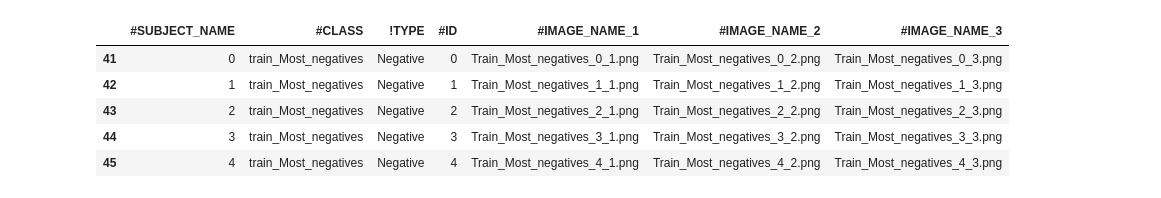
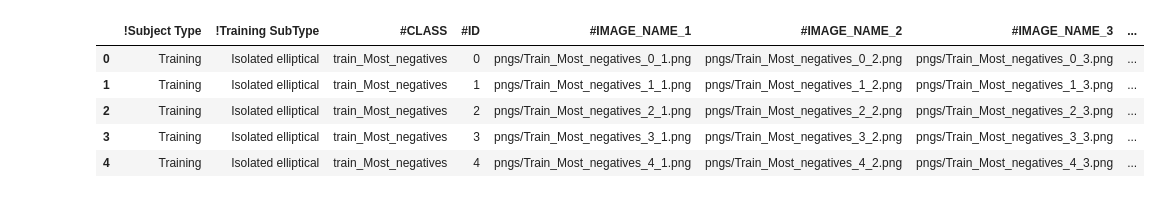
Before and after one commit to JimenaGonzalez/SpaceWarps_Inspection, a Jupyter notebook: training_sample/saving_training_sample.ipynb, the cells around one changed output. Drawn from its saved outputs; the diff is of its cells as text; code cells hidden in the pictures.

```diff
--- a/training_sample/saving_training_sample.ipynb
+++ b/training_sample/saving_training_sample.ipynb
@@ -56,7 +82,7 @@ def write_fit_file(name, x, data):
 # %%
 # Saving all training images into one file (not including known strong lenses)
 names = ['Single', 'Ring', 'Smooth', 'Companions', 'SDSS_Spirals', 'DES_Spirals', 'Crowded',
-        'Most_negatives'] #'Double'
+        'Most_negatives'] #'Double', #Single
 file_path = '/Users/jimenagonzalez/research/DSPL/SpaceWarps_Inspection/training_sample/coadds/'
 numpix = 45
 images_save = np.zeros((1,3,numpix,numpix))
@@ -64,9 +90,11 @@ data_save = pd.DataFrame(columns = ['new_id', 'class'])
 
 for k in range(len(names)):
     if(names[k] == 'DES_Spirals' or names[k] == 'SDSS_Spirals'):
-        num = 3 #165
+        num = 96 #96
+    elif(names[k] == 'Single'):
+        num = 855 #855
     else:
-        num = 7 #330
+        num = 192 #192
 
     hdu_list = fits.open(file_path + 'new_ids_' + names[k] + '.fits')
     images = hdu_list[1].data
@@ -85,7 +113,6 @@ for k in range(len(names)):
     images_save = np.append(images_save, images, axis = 0)
     data_save = data_save.append(data)
 
-    #make_plot_all(images, data, 9, 42, (0, 0, 0))
 
 images_save = np.delete(images_save, 0, axis = 0)
 data_save = data_save.reset_index(drop=True)
@@ -104,39 +133,66 @@ data_save.tail()
+# %%
+feedback = pd.read_csv('Feedback.csv', sep='\t')
 # %%
-png_path = 'sample/pngs/'
+png_path = 'sample/'
+sub_types = {'Single': 'Simulation', 'Ring': 'Ring', 'Smooth': 'Elliptical/Smooth', 'Companions': 'Neighbours/Companions',
+             'SDSS_Spirals': 'Spiral', 'DES_Spirals': 'Spiral', 'Crowded': 'Neighbours/CrowdedField',
+        'Most_negatives': 'Isolated elliptical', 'Real': 'Known'}
 
 # Saving each subset (manuscript, pngs) - not including real lenses:
 for k in range(len(names)):
-    data_class = pd.DataFrame(columns=['#SUBJECT_NAME','#CLASS', '!TYPE','#ID','#IMAGE_NAME_1','#IMAGE_NAME_2','#IMAGE_NAME_3'])
+    data_class = pd.DataFrame()
     data_tmp = data_save[data_save['class'] == names[k]]
     images_tmp = images_save[data_tmp.index]
+    feedback_tmp = feedback[feedback['Name'] == names[k]]
 
-    data_class['#SUBJECT_NAME'] = data_tmp['new_id']
-    data_class['#CLASS'] = data_tmp['class'].apply(lambda x: f'train_{x}')
-    data_class['#ID'] = data_tmp['new_id']
-    data_class['#IMAGE_NAME_1'] = data_tmp['new_id'].apply(lambda x: f'Train_{names[k]}_{x}_1.png')
-    data_class['#IMAGE_NAME_2'] = data_tmp['new_id'].apply(lambda x: f'Train_{names[k]}_{x}_2.png')
-    data_class['#IMAGE_NAME_3'] = data_tmp['new_id'].apply(lambda x: f'Train_{names[k]}_{x}_3.png')
+    data_class['!Subject Type'] = ['Training']*len(data_tmp)
+    data_class['!Training SubType'] = [sub_types[names[k]]]*len(data_tmp)
+    data_class['#CLASS'] = data_tmp['class'].apply(lambda x: f'train_{x}').values
+    data_class['#ID'] = data_tmp['new_id'].values
+    data_class['#IMAGE_NAME_1'] = data_tmp['new_id'].apply(lambda x: f'pngs/Train_{names[k]}_{x}_1.png').values
+    data_class['#IMAGE_NAME_2'] = data_tmp['new_id'].apply(lambda x: f'pngs/Train_{names[k]}_{x}_2.png').values
+    data_class['#IMAGE_NAME_3'] = data_tmp['new_id'].apply(lambda x: f'pngs/Train_{names[k]}_{x}_3.png').values
+    data_class['#IMAGE_NAME_4'] = data_tmp['new_id'].apply(lambda x: f'pngs/Train_{names[k]}_{x}_4.png').values
+    data_class['#feedback_1_x'] = [166]*len(data_tmp)
+    data_class['#feedback_1_y'] = [166]*len(data_tmp)
+    data_class['#feedback_1_tolerance'] = [150]*len(data_tmp)
+    data_class['#feedback_1_successMessage'] = [feedback_tmp['Positive'].iloc[0]]*len(data_tmp)
+    data_class['#feedback_1_failureMessage'] = [feedback_tmp['Negative'].iloc[0]]*len(data_tmp)
+    data_class['#Provenance'] = ['DES-VT-JG']*len(data_tmp)
+    data_class['Colours'] = ['gri']*len(data_tmp)
+    data_class['Size-in-arcsec'] = [12]*len(data_tmp)
 
     if(names[k] == 'Single'):
-        data_class['!TYPE'] = ['Positive']*len(data_tmp)
+        data_class['#Type'] = ['LENS']*len(data_tmp)
+        data_class['!Training type'] = ['Positive']*len(data_tmp)
+        data_class['#feedback_1_id'] = [1]*len(data_tmp)
     else:
-        data_class['!TYPE'] = ['Negative']*len(data_tmp)
+        data_class['#Type'] = ['DUD']*len(data_tmp)
+        data_class['!Training type'] = ['Negative']*len(data_tmp)
+        data_class['#feedback_1_id'] = [2]*len(data_tmp)
 
-    data_class.to_csv('sample/train_' + names[k] + '.csv', index=False)
+    data_class['#feedback_1_type'] = data_class['#Type']
+    data_class['#feedback_1_subtype'] = data_class['!Training SubType']
 
+    #data_class.to_csv('sample/train_' + names[k] + '.csv', index=False)
+
+    """
     for i in range(len(data_class)):
-        title1 = data_class['#IMAGE_NAME_1'].iloc[i]
-        make_one_plot(images_tmp[i], title1, data_class, 9, 42, (0, 0, 0))
-        title2 = data_class['#IMAGE_NAME_2'].iloc[i]
-        make_one_plot(images_tmp[i], title2, data_class, 8, 35, (14, 2, 0))
-        title3 = data_class['#IMAGE_NAME_3'].iloc[i]
-        make_one_plot(images_tmp[i], title3, data_class, 10.5, 37, (14, 8, 0))
+        title1 = str(data_class['#IMAGE_NAME_1'].iloc[i])
+        make_one_plot(images_tmp[i], title1, data_class, 9, 60, (0,0,0))
+        title2 = str(data_class['#IMAGE_NAME_2'].iloc[i])
+        make_one_plot(images_tmp[i], title2, data_class, 8, 40, (14,2,0))
+        title3 = str(data_class['#IMAGE_NAME_3'].iloc[i])
+        make_one_plot(images_tmp[i], title3, data_class, 10, 37, (12,6,0))
+        title4 = str(data_class['#IMAGE_NAME_4'].iloc[i])
+        make_one_plot_brit(images_tmp[i], title4, data_class)
+    """
 
 data_class.head()
 # %% [output]
-|  | #SUBJECT_NAME | #CLASS | !TYPE | #ID | #IMAGE_NAME_1 | #IMAGE_NAME_2 | #IMAGE_NAME_3 |
-| 41 | 0 | train_Most_negatives | Negative | 0 | Train_Most_negatives_0_1.png | Train_Most_negatives_0_2.png | Train_Most_negatives_0_3.png |
-| 42 | 1 | train_Most_negatives | Negative | 1 | Train_Most_negatives_1_1.png | Train_Most_negatives_1_2.png | Train_Most_negatives_1_3.png |
-| 43 | 2 | train_Most_negatives | Negative | 2 | Train_Most_negatives_2_1.png | Train_Most_negatives_2_2.png | Train_Most_negatives_2_3.png |
-| 44 | 3 | train_Most_negatives | Negative | 3 | Train_Most_negatives_3_1.png | Train_Most_negatives_3_2.png | Train_Most_negatives_3_3.png |
-| 45 | 4 | train_Most_negatives | Negative | 4 | Train_Most_negatives_4_1.png | Train_Most_negatives_4_2.png | Train_Most_negatives_4_3.png |
+|  | !Subject Type | !Training SubType | #CLASS | #ID | #IMAGE_NAME_1 | #IMAGE_NAME_2 | #IMAGE_NAME_3 | ... |
+| 0 | Training | Isolated elliptical | train_Most_negatives | 0 | pngs/Train_Most_negatives_0_1.png | pngs/Train_Most_negatives_0_2.png | pngs/Train_Most_negatives_0_3.png | ... |
+| 1 | Training | Isolated elliptical | train_Most_negatives | 1 | pngs/Train_Most_negatives_1_1.png | pngs/Train_Most_negatives_1_2.png | pngs/Train_Most_negatives_1_3.png | ... |
+| 2 | Training | Isolated elliptical | train_Most_negatives | 2 | pngs/Train_Most_negatives_2_1.png | pngs/Train_Most_negatives_2_2.png | pngs/Train_Most_negatives_2_3.png | ... |
+| 3 | Training | Isolated elliptical | train_Most_negatives | 3 | pngs/Train_Most_negatives_3_1.png | pngs/Train_Most_negatives_3_2.png | pngs/Train_Most_negatives_3_3.png | ... |
+| 4 | Training | Isolated elliptical | train_Most_negatives | 4 | pngs/Train_Most_negatives_4_1.png | pngs/Train_Most_negatives_4_2.png | pngs/Train_Most_negatives_4_3.png | ... |
```
Also changed, not shown: parts of 14 cells of this notebook.
